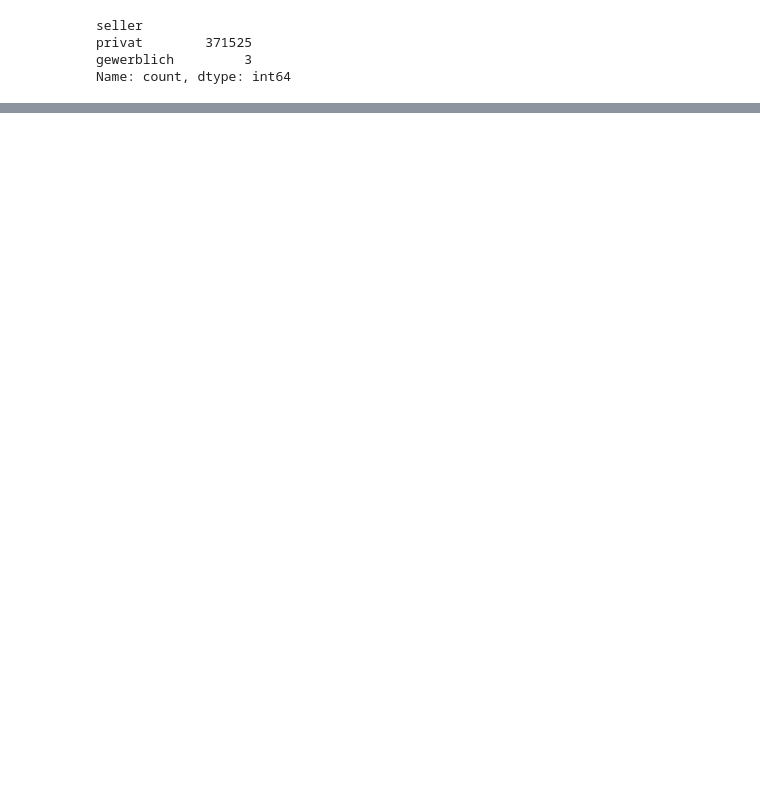
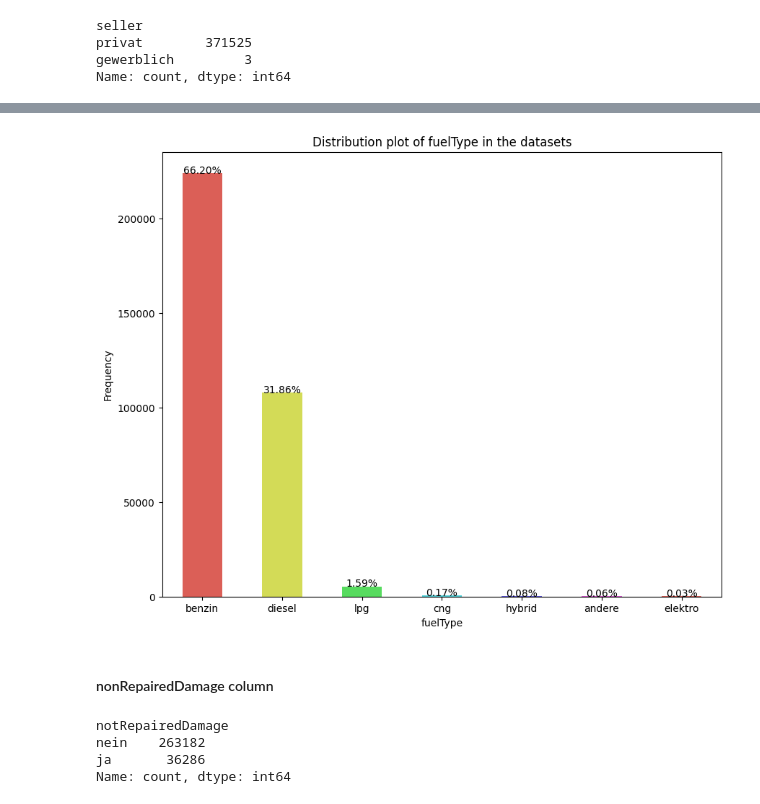
Before and after one commit to rajendra195/ds_ml_project, a Jupyter notebook: notebook_file/data_ingestion_and_profiling.ipynb, the cells around one changed output, grey strips where cells are left out. Cells and saved outputs as stored; diff of their text form; code cells hidden in the pictures; blank space fills up the shorter version.

```diff
--- a/notebook_file/data_ingestion_and_profiling.ipynb
+++ b/notebook_file/data_ingestion_and_profiling.ipynb
@@ -405,0 +565,15 @@ Name: name, dtype: object
+# %%
+#barplot
+univariate_barplot(data=df, column="fuelType")
+# %% [output]
+[figure, added]
+# %% [markdown]
+#### nonRepairedDamage column
+# %%
+# valuecounts
+df.notRepairedDamage.value_counts()
+# %% [output]
+notRepairedDamage
+nein    263182
+ja       36286
+Name: count, dtype: int64
```
Also changed, not shown: parts of 54 cells of this notebook.
